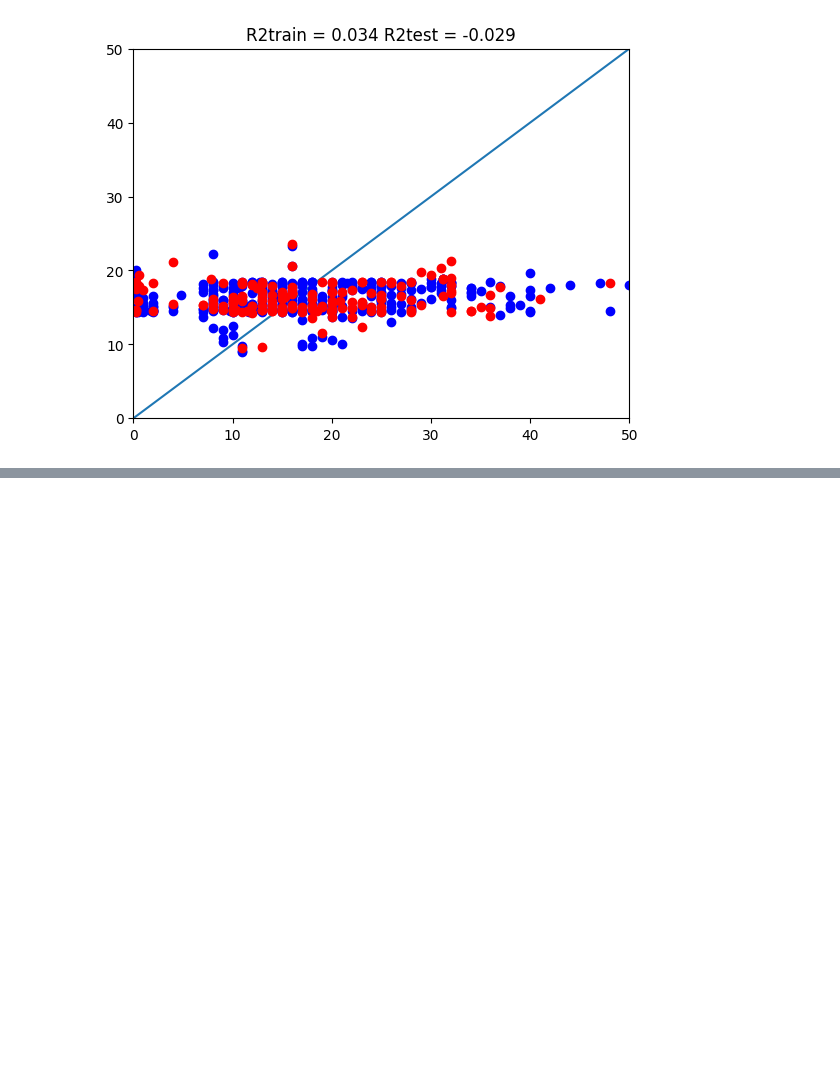
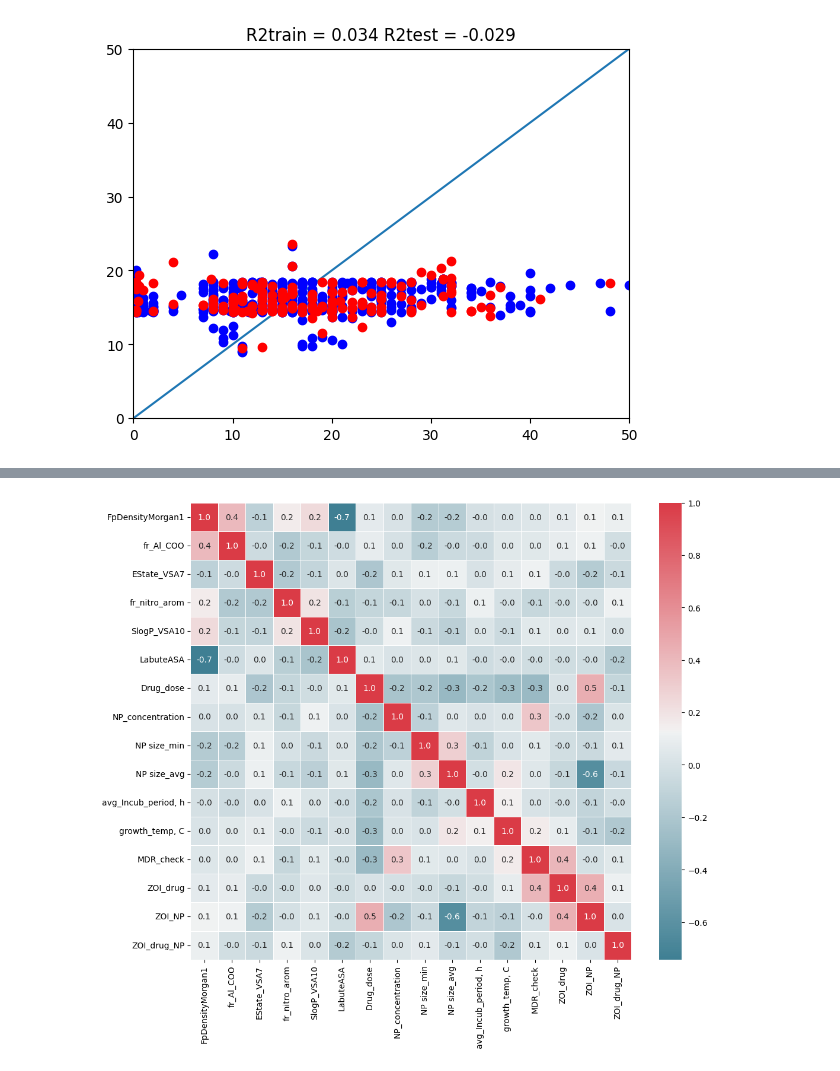
Before and after one commit to MariaAltisheva/hackathon, a Jupyter notebook: DC_team_5.ipynb, the cells around one changed output, grey strips where cells are left out. Saved outputs shown, nothing was run; the diff lists cells and outputs as text; code cells hidden in the pictures; blank space fills up the shorter version.

```diff
--- a/DC_team_5.ipynb
+++ b/DC_team_5.ipynb
@@ -896,0 +1027,4 @@ WARNING:tensorflow:5 out of the last 5 calls to <function Model.make_test_functi
+# %%
+heatmap(dataset)
+# %% [output]
+[figure, added]
```
Also changed, not shown: parts of 18 cells of this notebook.
